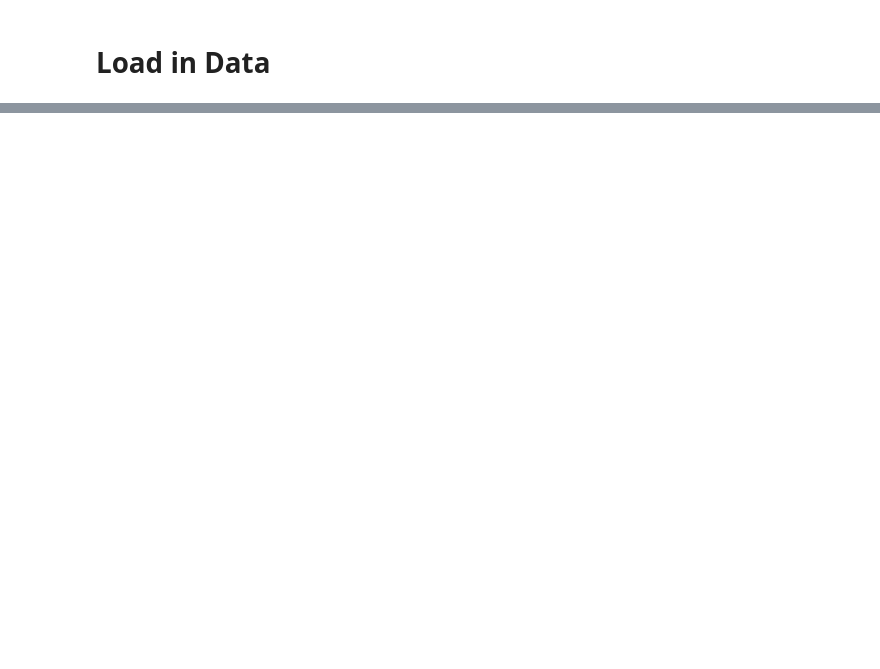
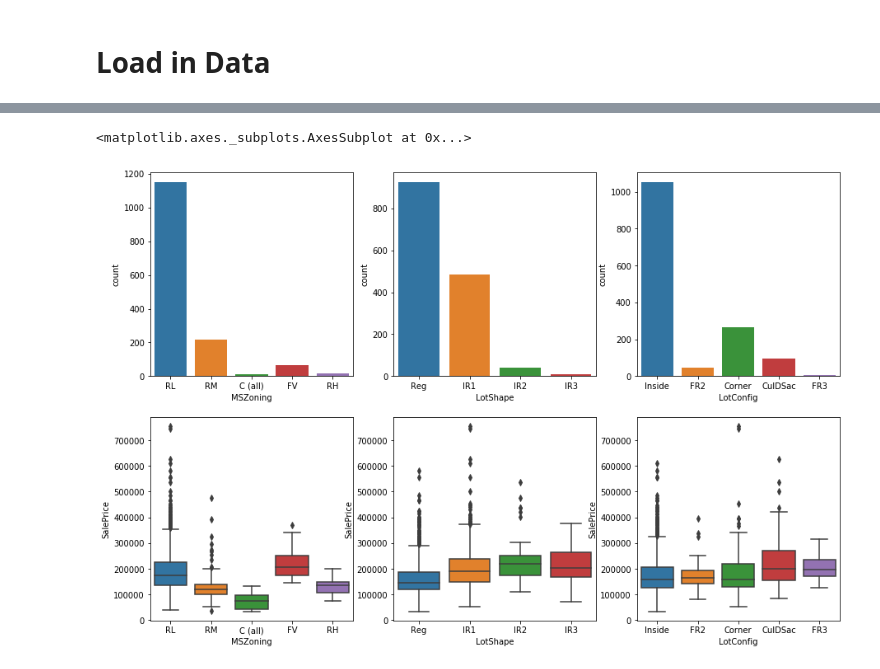
Before and after one commit to rich-coleman-gh/kaggle_housing_prices_advanced_regression_techniques, a Jupyter notebook: main.ipynb, the cells around one changed output, grey strips where cells are left out. Cells and saved outputs as stored; diff of their text form; code cells hidden in the pictures; blank space fills up the shorter version.

Commit message:
added data exploration deep dive

```diff
--- a/main.ipynb
+++ b/main.ipynb
@@ -175,0 +50,4 @@ ValueError: all the input array dimensions except for the concatenation axis mus
+# %%
+# group features by data type
+numeric_data = data.select_dtypes(include='number').copy()
+categorical_data = data.select_dtypes(include='object').copy()
@@ -175,0 +160,31 @@ ValueError: all the input array dimensions except for the concatenation axis mus
+# %%
+# Add Target Variable to categorical dataframe
+categorical_data["SalePrice"] = data.loc[categorical_data.index, "SalePrice"].copy()
+
+# examine 6 categorical variables against target variable
+fig = plt.figure(figsize = (15,10))
+
+ax1 = fig.add_subplot(2,3,1)
+sns.countplot(data = categorical_data, x = 'MSZoning', ax=ax1)
+
+ax2 = fig.add_subplot(2,3,2)
+sns.countplot(data = categorical_data, x = 'LotShape', ax=ax2)
+
+ax3 = fig.add_subplot(2,3,3)
+sns.countplot(data = categorical_data, x = 'LotConfig', ax=ax3)
+
+ax4 = fig.add_subplot(2,3,4)
+sns.boxplot(data = categorical_data, x = 'MSZoning', y = 'SalePrice' , ax=ax4)
+#sns.violinplot(data = categorical_data, x = 'MSZoning', y = 'SalePrice' , ax=ax4)
+#sns.swarmplot(data = categorical_data, x = 'MSZoning', y='SalePrice', color = 'k', alpha = 0.4, ax=ax4  )
+
+ax5 = fig.add_subplot(2,3,5)
+sns.boxplot(data = categorical_data, x = 'LotShape', y = 'SalePrice', ax=ax5)
+#sns.violinplot(data = categorical_data, x = 'LotShape', y = 'SalePrice', ax=ax5)
+#sns.swarmplot(data = categorical_data, x = 'LotShape', y='SalePrice', color = 'k', alpha = 0.4, ax=ax5  )
+
+ax6 = fig.add_subplot(2,3,6)
+sns.boxplot(data = categorical_data, x = 'LotConfig', y = 'SalePrice', ax=ax6)
+# %% [output]
+<matplotlib.axes._subplots.AxesSubplot at 0x...>
+[figure, added]
```
Also changed, not shown: parts of 54 cells of this notebook, 4 other files.
